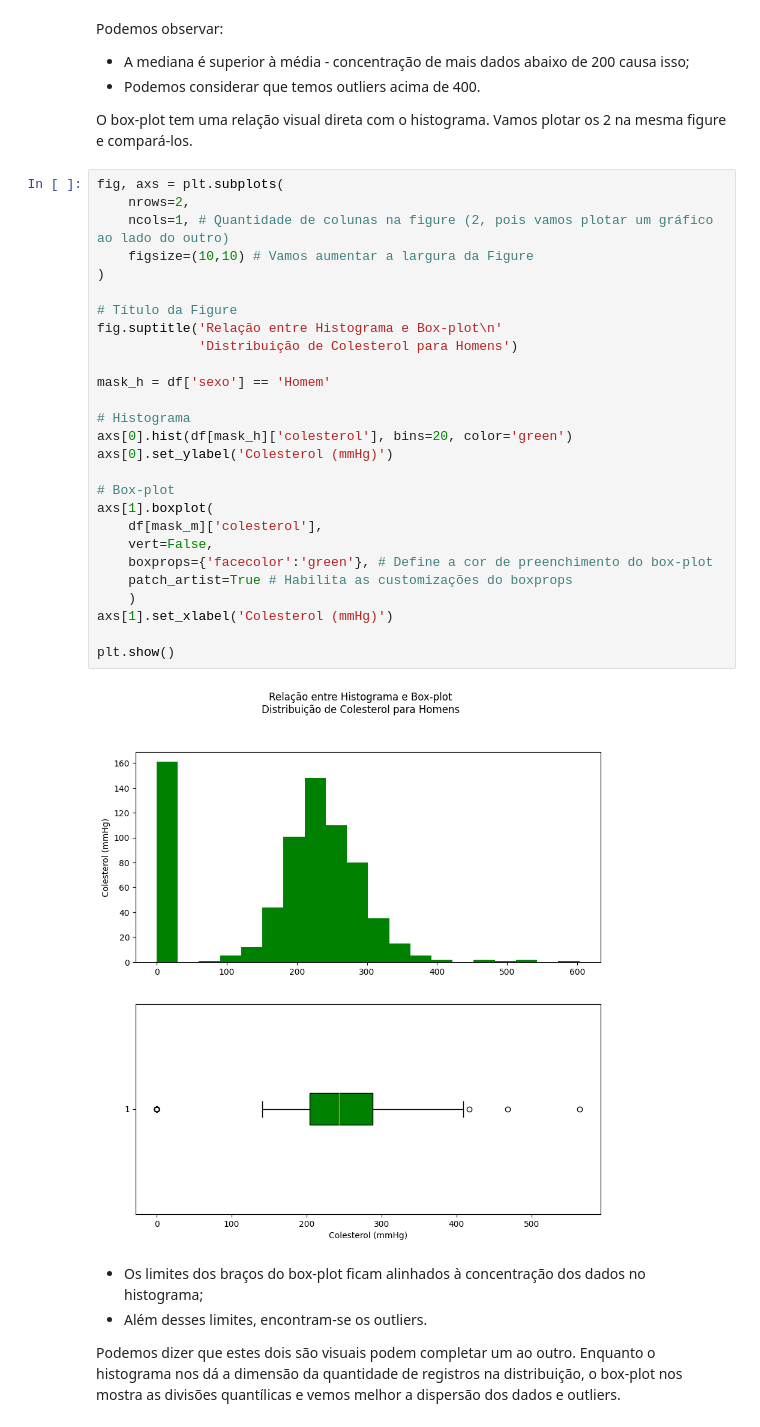
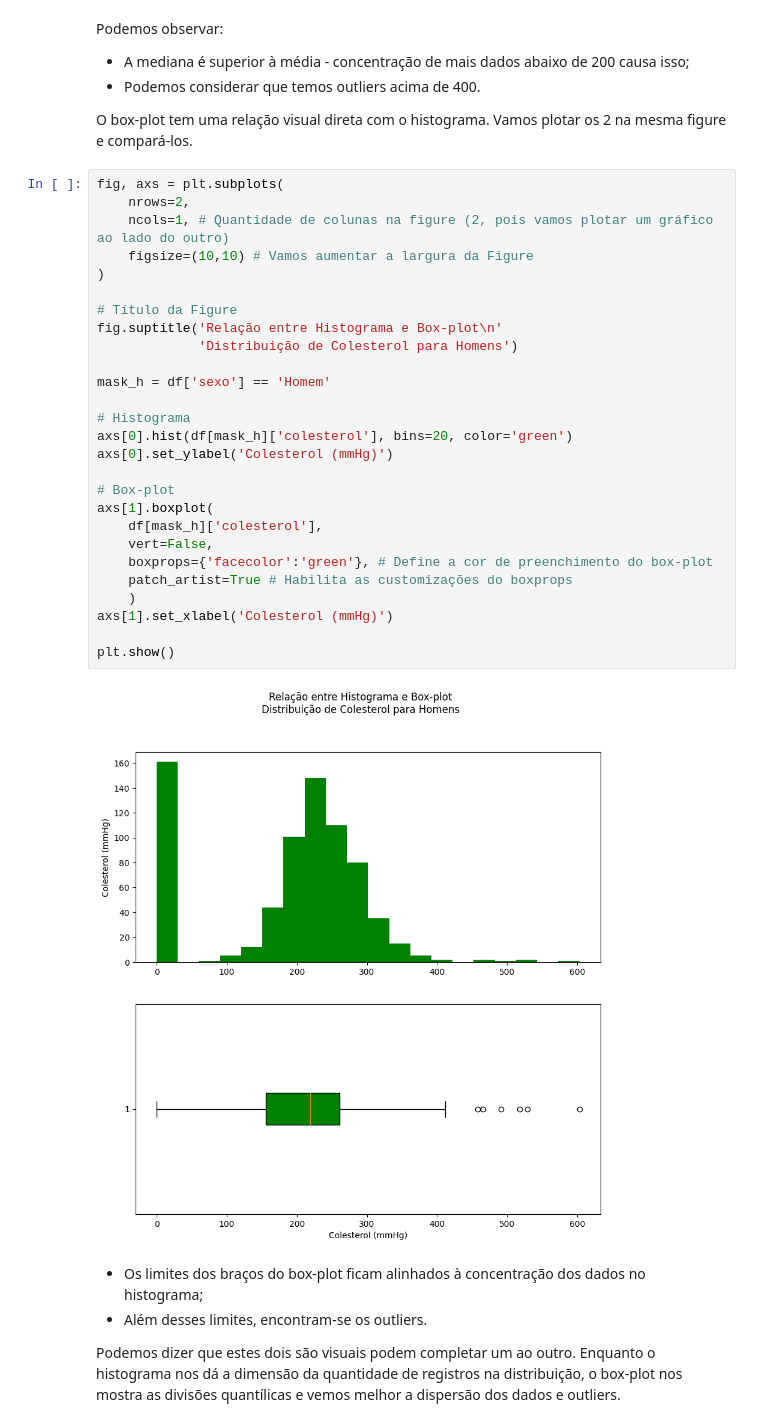
Before and after one commit to lucas-mdsena/python_udemy_module_3, a Jupyter notebook: notebook_matplotlib.ipynb, the cells around one changed output. Cells and saved outputs as stored; diff of their text form.

```diff
--- a/notebook_matplotlib.ipynb
+++ b/notebook_matplotlib.ipynb
@@ -524,32 +524,32 @@ O box-plot tem uma relação visual direta com o histograma. Vamos plotar os 2 n
 # %%
 fig, axs = plt.subplots(
     nrows=2,
     ncols=1, # Quantidade de colunas na figure (2, pois vamos plotar um gráfico ao lado do outro)
     figsize=(10,10) # Vamos aumentar a largura da Figure
 )
 
 # Título da Figure
 fig.suptitle('Relação entre Histograma e Box-plot\n'
              'Distribuição de Colesterol para Homens')
 
 mask_h = df['sexo'] == 'Homem'
 
 # Histograma
 axs[0].hist(df[mask_h]['colesterol'], bins=20, color='green')
 axs[0].set_ylabel('Colesterol (mmHg)')
 
 # Box-plot
 axs[1].boxplot(
-    df[mask_m]['colesterol'],
+    df[mask_h]['colesterol'],
     vert=False,
     boxprops={'facecolor':'green'}, # Define a cor de preenchimento do box-plot
     patch_artist=True # Habilita as customizações do boxprops
     )
 axs[1].set_xlabel('Colesterol (mmHg)')
 
 plt.show()
 # %% [output]
-[figure, old version]
+[figure, new version]
 # %% [markdown]
 - Os limites dos braços do box-plot ficam alinhados à concentração dos dados no histograma;
 - Além desses limites, encontram-se os outliers.
```
Also changed, not shown: parts of 9 cells of this notebook.
